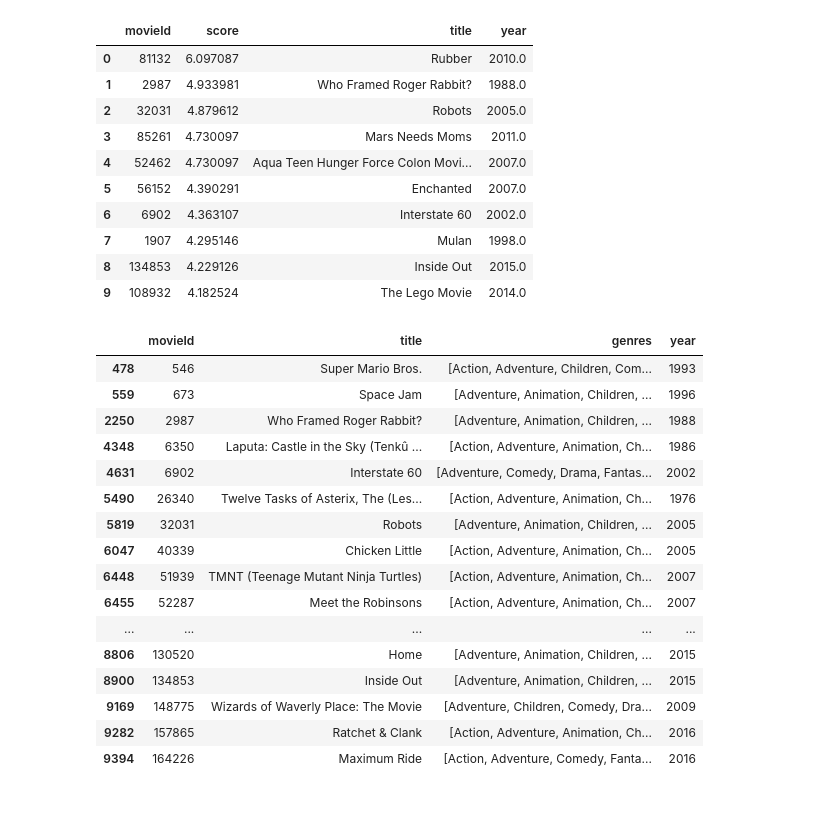
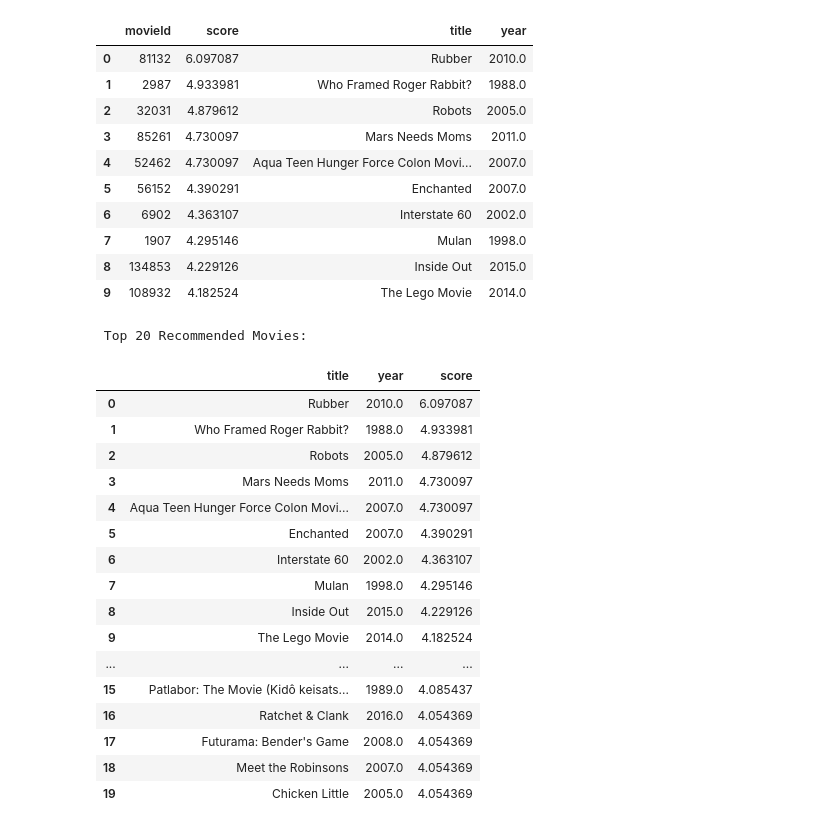
Before and after one commit to M-H-Tabatabai/IMDB-Website-Recommender-System-Project, a Jupyter notebook: recommender_sys_content_based.ipynb, the cells around one changed output. Saved outputs shown, nothing was run; the diff lists cells and outputs as text; code cells hidden in the pictures.

Commit message:
feat: add top 20 recommended movies output

```diff
--- a/recommender_sys_content_based.ipynb
+++ b/recommender_sys_content_based.ipynb
@@ -533,23 +533,27 @@ display(recommendation_table.head(10))
 | 7 | 1907 | 4.295146 | Mulan | 1998.0 |
 | 8 | 134853 | 4.229126 | Inside Out | 2015.0 |
 | 9 | 108932 | 4.182524 | The Lego Movie | 2014.0 |
-# %%
-movies_df.loc[movies_df['movieId'].isin(recommendation_table_df.head(20).keys())]
-# %% [output]
-|  | movieId | title | genres | year |
-| 478 | 546 | Super Mario Bros. | [Action, Adventure, Children, Com... | 1993 |
-| 559 | 673 | Space Jam | [Adventure, Animation, Children, ... | 1996 |
-| 2250 | 2987 | Who Framed Roger Rabbit? | [Adventure, Animation, Children, ... | 1988 |
-| 4348 | 6350 | Laputa: Castle in the Sky (Tenkû ... | [Action, Adventure, Animation, Ch... | 1986 |
-| 4631 | 6902 | Interstate 60 | [Adventure, Comedy, Drama, Fantas... | 2002 |
-| 5490 | 26340 | Twelve Tasks of Asterix, The (Les... | [Action, Adventure, Animation, Ch... | 1976 |
-| 5819 | 32031 | Robots | [Adventure, Animation, Children, ... | 2005 |
-| 6047 | 40339 | Chicken Little | [Action, Adventure, Animation, Ch... | 2005 |
-| 6448 | 51939 | TMNT (Teenage Mutant Ninja Turtles) | [Action, Adventure, Animation, Ch... | 2007 |
-| 6455 | 52287 | Meet the Robinsons | [Action, Adventure, Animation, Ch... | 2007 |
-| ... | ... | ... | ... | ... |
-| 8806 | 130520 | Home | [Adventure, Animation, Children, ... | 2015 |
-| 8900 | 134853 | Inside Out | [Adventure, Animation, Children, ... | 2015 |
-| 9169 | 148775 | Wizards of Waverly Place: The Movie | [Adventure, Children, Comedy, Dra... | 2009 |
-| 9282 | 157865 | Ratchet & Clank | [Action, Adventure, Animation, Ch... | 2016 |
-| 9394 | 164226 | Maximum Ride | [Action, Adventure, Comedy, Fanta... | 2016 |
+# %%
+top_20 = recommendation_table.head(20)
+
+print(" Top 20 Recommended Movies:")
+display(top_20[["title", "year", "score"]])
+# %% [output]
+ Top 20 Recommended Movies:
+|  | title | year | score |
+| 0 | Rubber | 2010.0 | 6.097087 |
+| 1 | Who Framed Roger Rabbit? | 1988.0 | 4.933981 |
+| 2 | Robots | 2005.0 | 4.879612 |
+| 3 | Mars Needs Moms | 2011.0 | 4.730097 |
+| 4 | Aqua Teen Hunger Force Colon Movi... | 2007.0 | 4.730097 |
+| 5 | Enchanted | 2007.0 | 4.390291 |
+| 6 | Interstate 60 | 2002.0 | 4.363107 |
+| 7 | Mulan | 1998.0 | 4.295146 |
+| 8 | Inside Out | 2015.0 | 4.229126 |
+| 9 | The Lego Movie | 2014.0 | 4.182524 |
+| ... | ... | ... | ... |
+| 15 | Patlabor: The Movie (Kidô keisats... | 1989.0 | 4.085437 |
+| 16 | Ratchet & Clank | 2016.0 | 4.054369 |
+| 17 | Futurama: Bender's Game | 2008.0 | 4.054369 |
+| 18 | Meet the Robinsons | 2007.0 | 4.054369 |
+| 19 | Chicken Little | 2005.0 | 4.054369 |
```
